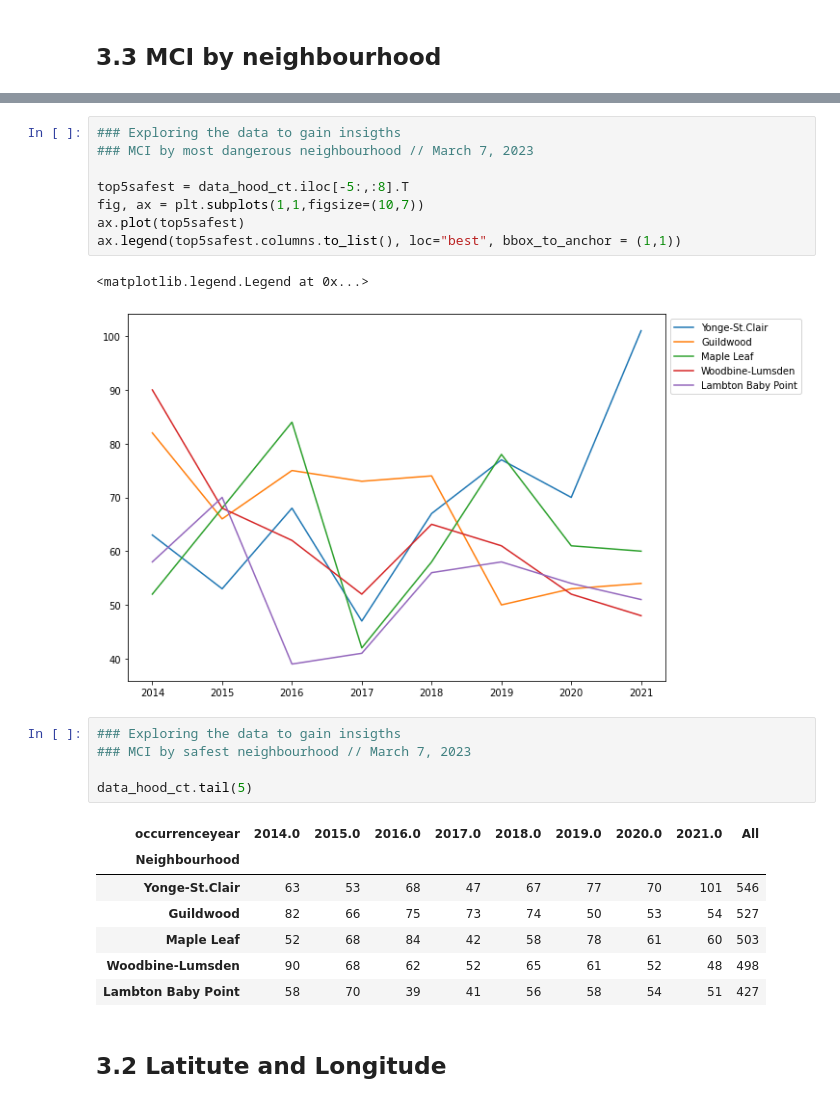
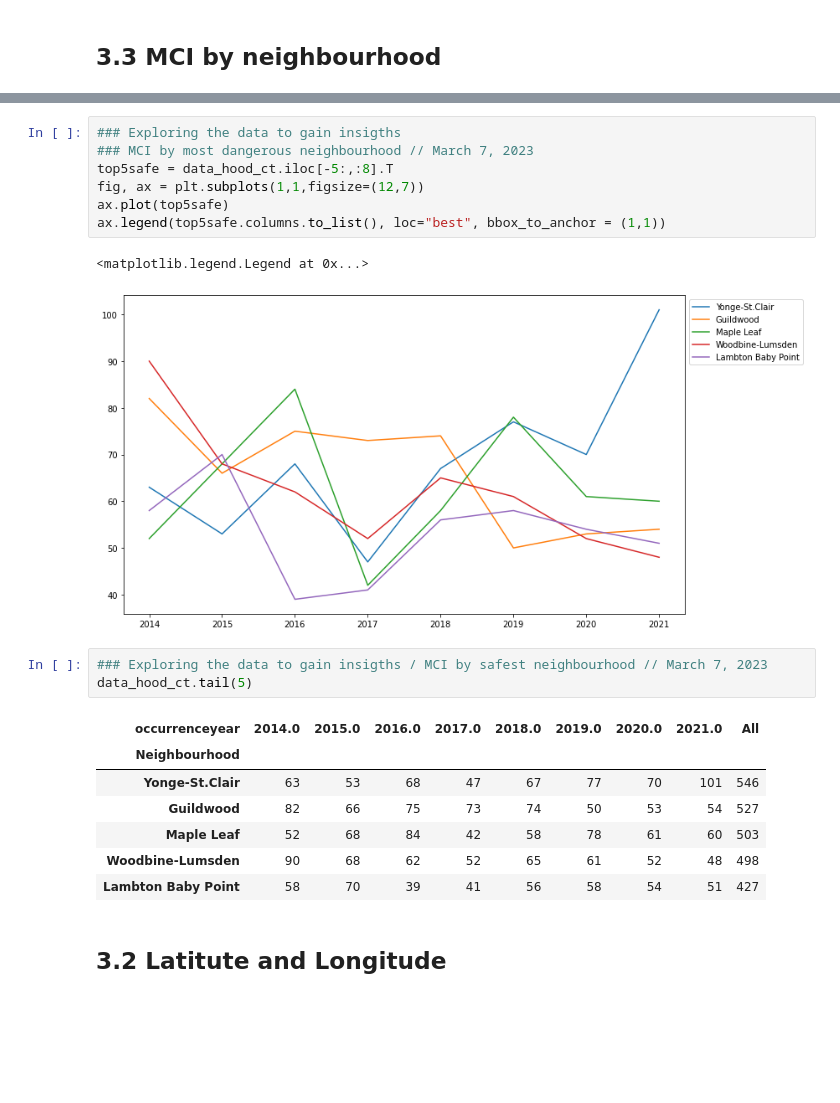
Before and after one commit to sanoliv/SCS_3253_061-Machine-Learning, a Jupyter notebook: Toronto_Police_Major_Crime_Indicators_MCI.ipynb, the cells around one changed output, grey strips where cells are left out. Cells and saved outputs as stored; diff of their text form; blank space fills up the shorter version.

```diff
--- a/Toronto_Police_Major_Crime_Indicators_MCI.ipynb
+++ b/Toronto_Police_Major_Crime_Indicators_MCI.ipynb
@@ -535,18 +584,15 @@ ax.legend(top5dangerous.columns.to_list(), loc="best", bbox_to_anchor = (1,1))
 # %%
 ### Exploring the data to gain insigths
 ### MCI by most dangerous neighbourhood // March 7, 2023
-
-top5safest = data_hood_ct.iloc[-5:,:8].T
-fig, ax = plt.subplots(1,1,figsize=(10,7))
-ax.plot(top5safest)
-ax.legend(top5safest.columns.to_list(), loc="best", bbox_to_anchor = (1,1))
+top5safe = data_hood_ct.iloc[-5:,:8].T
+fig, ax = plt.subplots(1,1,figsize=(12,7))
+ax.plot(top5safe)
+ax.legend(top5safe.columns.to_list(), loc="best", bbox_to_anchor = (1,1))
 # %% [output]
 <matplotlib.legend.Legend at 0x...>
-[figure, old version]
+[figure, new version]
 # %%
-### Exploring the data to gain insigths
-### MCI by safest neighbourhood // March 7, 2023
-
+### Exploring the data to gain insigths / MCI by safest neighbourhood // March 7, 2023
 data_hood_ct.tail(5)
 # %% [output]
 | occurrenceyear | 2014.0 | 2015.0 | 2016.0 | 2017.0 | 2018.0 | 2019.0 | 2020.0 | 2021.0 | All |
```
Also changed, not shown: parts of 58 cells of this notebook.
